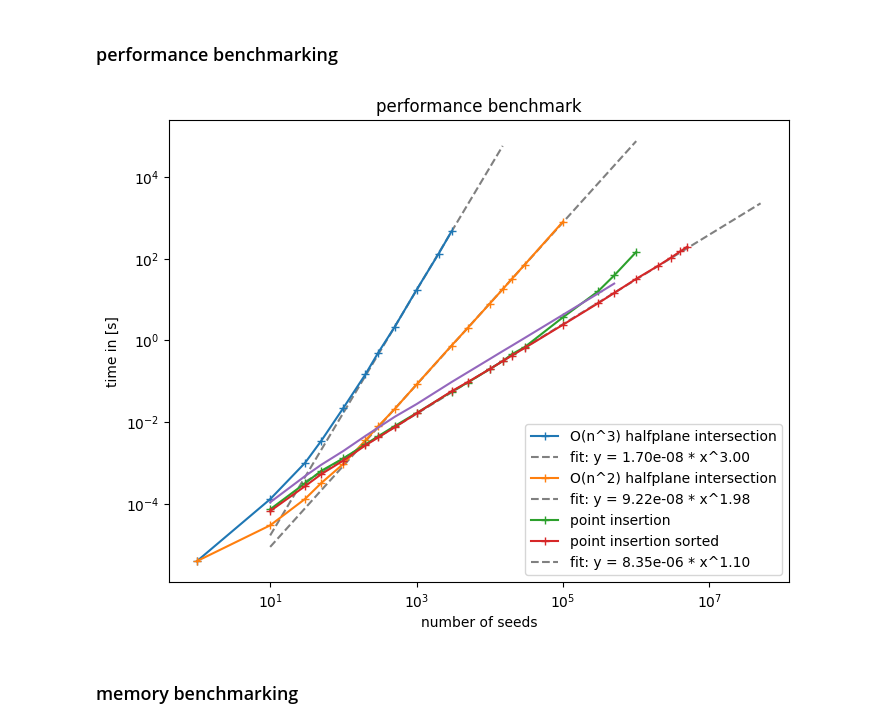
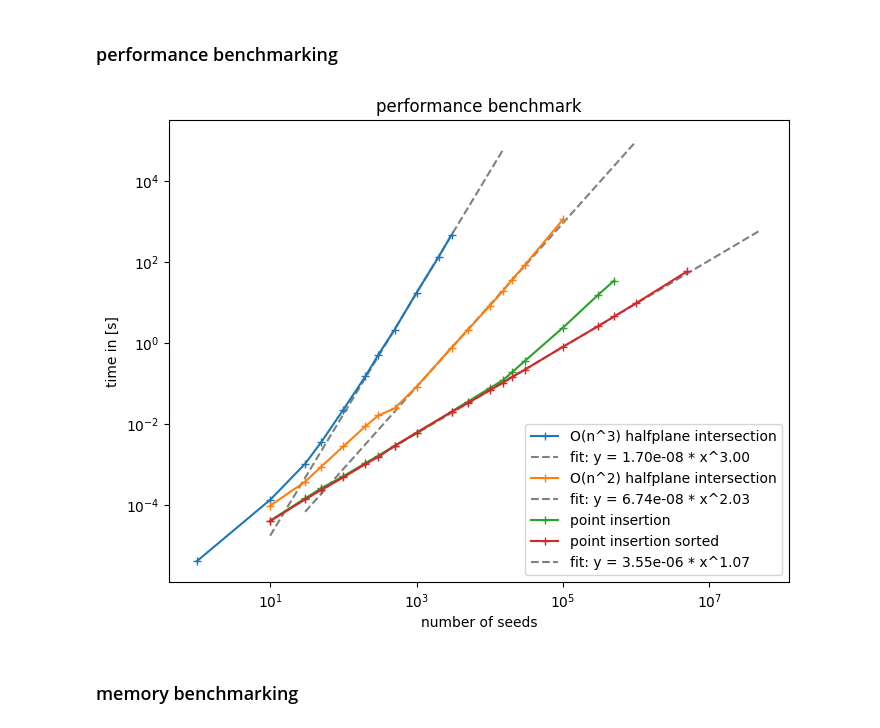
Before and after one commit to lucas56098/voronoi_mesh_project, a Jupyter notebook: animate.ipynb, the cells around one changed output. Saved outputs shown, nothing was run; the diff lists cells and outputs as text; code cells hidden in the pictures.

```diff
--- a/animate.ipynb
+++ b/animate.ipynb
@@ -173,10 +174,9 @@ done
 # %%
 # load needed benchmark data
 release_memory_opt = np.loadtxt('build/benchmarks/times_release_memory_opt.csv', delimiter=',', skiprows=1)
-new_algorithm = np.loadtxt('build/benchmarks/time_hp_intersect_with_memory_log.csv', delimiter=',', skiprows=1)
-pt_insertion = np.loadtxt('build/benchmarks/time_point_insertion_new_boundary_management.csv', delimiter=',', skiprows=1)
-pt_insertion_sort = np.loadtxt('build/benchmarks/time_point_insertion_with_sort.csv', delimiter=',', skiprows=1)
-deq_to_vec = np.loadtxt('build/benchmarks/time_changed_deque_to_vector.csv', delimiter=',', skiprows=1)
+new_algorithm = np.loadtxt('build/benchmarks/time_hp_intersection.csv', delimiter=',', skiprows=1)
+pt_insertion = np.loadtxt('build/benchmarks/time_point_insertion.csv', delimiter=',', skiprows=1)
+pt_insertion_sort = np.loadtxt('build/benchmarks/time_sorted_point_insertion.csv', delimiter=',', skiprows=1)
 
 # fitfunction
 def line(x, m, b):
@@ -196,35 +196,34 @@ y_fit1 = np.exp(line(np.log(x_fit1), m, b))
 popt1, pcov1 = curve_fit(line, np.log(new_algorithm[7:-1, 0]), np.log(new_algorithm[7:-1,1]/1000000))
 m1 = popt1[0]
 b1 = popt1[1]
 x_fit2 = np.linspace(min(new_algorithm[1:, 0]), max(new_algorithm[:, 0])*10, 100)
 y_fit2 = np.exp(line(np.log(x_fit2), m1, b1))
 
 # fit for the sorted point insertion
 popt2, pcov2 = curve_fit(line, np.log(pt_insertion_sort[4:-3, 0]), np.log(pt_insertion_sort[4:-3,1]/1000000))
 m2 = popt2[0]
 b2 = popt2[1]
 x_fit3 = np.linspace(min(pt_insertion_sort[1:, 0]), max(pt_insertion_sort[:, 0])*10, 100)
 y_fit3 = np.exp(line(np.log(x_fit3), m2, b2))
 
 # plot results
 plt.title('performance benchmark')
 plt.xlabel('number of seeds')
 plt.ylabel('time in [s]')
 plt.yscale('log')
 plt.xscale('log')
 plt.plot(release_memory_opt[:, 0], release_memory_opt[:, 1]/1000000, label = 'O(n^3) halfplane intersection', marker = '+', zorder = 2)
 plt.plot(x_fit1, y_fit1, label=f'fit: y = {np.exp(b):.2e} * x^{m:.2f}', color='grey', linestyle = '--', zorder = 1)
 plt.plot(new_algorithm[:, 0], new_algorithm[:, 1]/1000000, label = 'O(n^2) halfplane intersection', marker = '+', zorder = 2)
 plt.plot(x_fit2, y_fit2, label=f'fit: y = {np.exp(b1):.2e} * x^{m1:.2f}', color='grey', linestyle = '--', zorder = 1)
 plt.plot(pt_insertion[:, 0], pt_insertion[:, 1]/1000000, label = 'point insertion', marker = '+', zorder = 2)
 plt.plot(pt_insertion_sort[:, 0], pt_insertion_sort[:, 1]/1000000, label = 'point insertion sorted', marker = '+', zorder = 2)
 plt.plot(x_fit3, y_fit3, label=f'fit: y = {np.exp(b2):.2e} * x^{m2:.2f}', color='grey', linestyle = '--', zorder = 1)
-plt.plot(deq_to_vec[:, 0], deq_to_vec[:, 1]/1000000)
 plt.legend()
 plt.savefig("figures/benchmark.png")
 plt.show()
 # %% [output]
-[figure, old version]
+[figure, new version]
 # %% [markdown]
 ### memory benchmarking
 # %%
```
Also changed, not shown: parts of 4 cells of this notebook, 16 other files.
